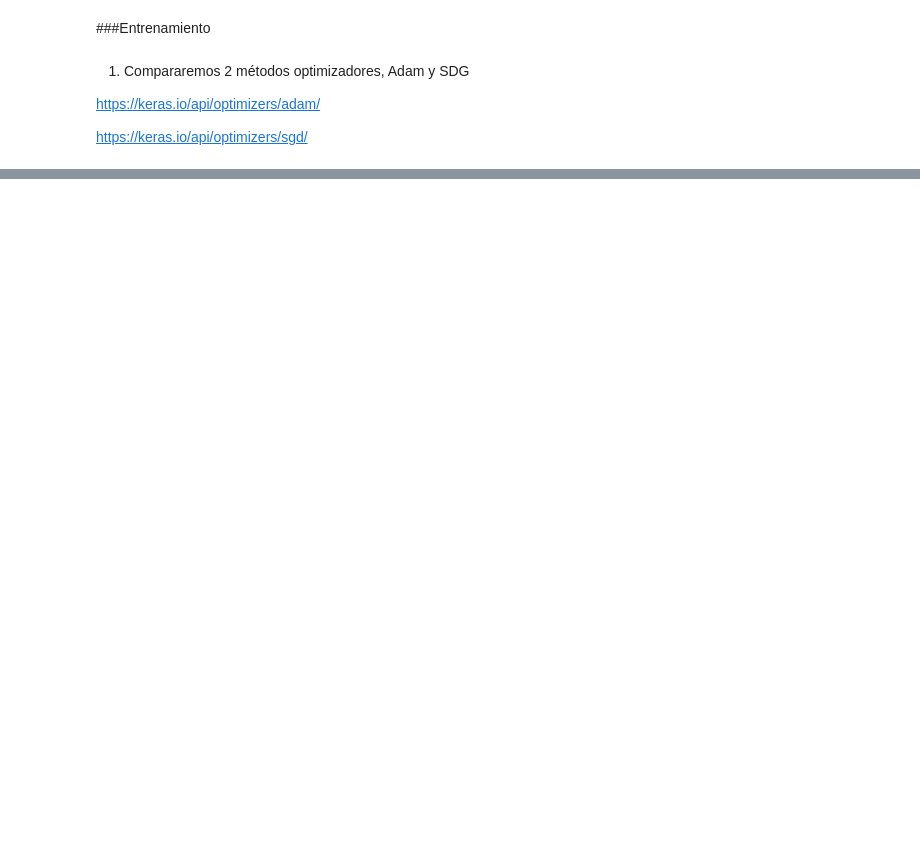
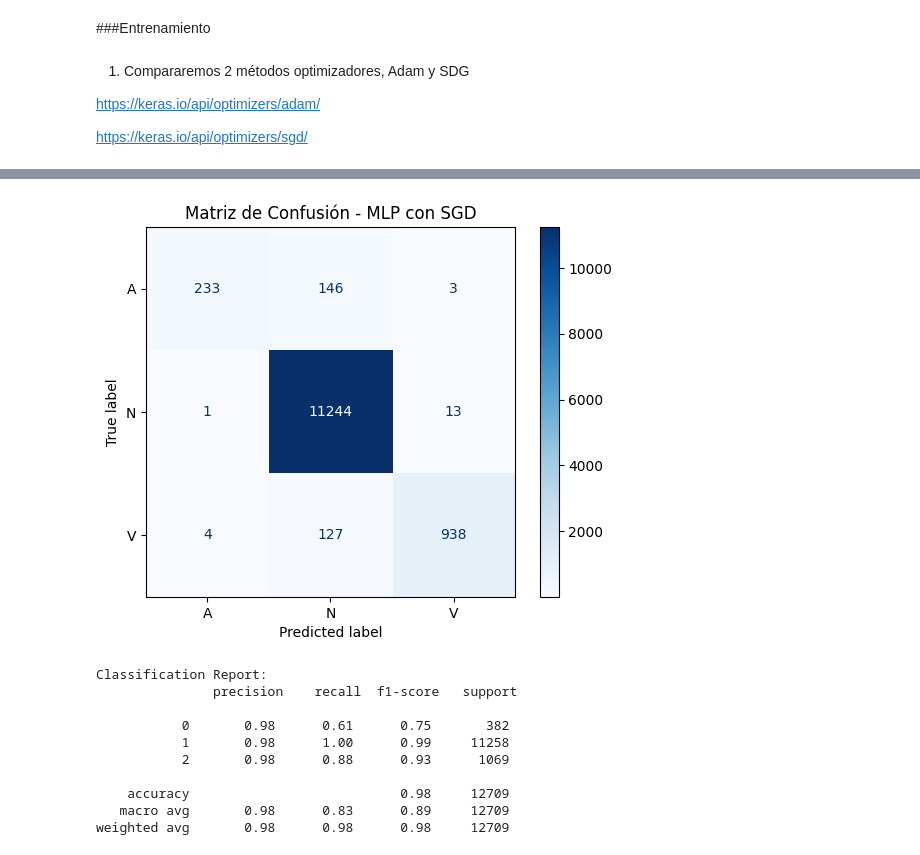
Before and after one commit to analiacuracaram/UGR_DeepLearning, a Jupyter notebook: Trabajo_Practico_N1_Aprendizaje_Profundo.ipynb, the cells around one changed output, grey strips where cells are left out. Saved outputs shown, nothing was run; the diff lists cells and outputs as text; code cells hidden in the pictures; blank space fills up the shorter version.

```diff
--- a/Trabajo_Practico_N1_Aprendizaje_Profundo.ipynb
+++ b/Trabajo_Practico_N1_Aprendizaje_Profundo.ipynb
@@ -69,31 +80,3 @@ import pandas as pd
-# %%
-data = []
-clases = ['N', 'V', 'A'] #definimos las clases de interés. "Atrial premature beat=A" es un tipo de latido supraventricular y coincide con las siglas de la consigna
-
-lista_registros = wfdb.get_record_list('mitdb') #Obtenemos la lista de registros
-
-for nombre_registros in lista_registros: #Recorremos los registros
-    annotation = wfdb.rdann(nombre_registros, 'atr', pn_dir='mitdb') #Cargamos las anotaciones
-
-    record = wfdb.rdrecord(nombre_registros, pn_dir='mitdb') #Cargamos señal completa, con sus dos canales (nombre del registro y directorio)
-    signal = record.p_signal[:, 0]  ##xtraemos el canal 0 que es el principal para manejarlo como un vector (no como una matriz registro/canal)
-
-    for index, label in zip(annotation.sample, annotation.symbol): #Sample son los indices de cada anotación de latido, symbol son las etiquetas. Zip combina ambos valores
-        if label in clases: #Filtramos las clases de interés para no recorrer todo
-            window_size = 200 #Longitud de ventana razonable https://www.sciencedirect.com/science/article/abs/pii/S1746809413000062
-            if index - window_size//2 >= 0 and index + window_size//2 <= len(signal): #Verificamos que el indice de la muestra este dentro de la ventana
-                beat = signal[index - window_size//2 : index + window_size//2]
-                data.append({
-                    'record': nombre_registros,
-                    'sample': index,
-                    'label': label,
-                    'signal': beat
-                })
-
-df = pd.DataFrame(data)
-
-print(f"DataFrame construido con {len(df)} latidos.")
-df.head()
 # %% [markdown]
 #Paso 2 - Preprocesamiento
 # %% [markdown]
@@ -280,0 +425,15 @@ print(f"Tiempo de entrenamiento con Adam: {tiempo_sdg:.2f} segundos")
+# %%
+# Obtener predicciones del modelo (clase con mayor probabilidad)
+y_pred_probs = model_sgd.predict(X_test)
+y_pred = np.argmax(y_pred_probs, axis=1)
+
+# Calcular la matriz de confusión
+matriz = confusion_matrix(y_test, y_pred)
+
+# Mostrar la matriz gráficamente
+disp = ConfusionMatrixDisplay(confusion_matrix=matriz, display_labels=['A', 'N', 'V'])
+disp.plot(cmap=plt.cm.Blues)
+plt.title("Matriz de Confusión - MLP con SGD")
+plt.show()
+print("Classification Report:\n", classification_report(y_test, y_pred))
+# %% [output]
@@ -280,0 +441,11 @@ print(f"Tiempo de entrenamiento con Adam: {tiempo_sdg:.2f} segundos")
+[figure, added]
+Classification Report:
+               precision    recall  f1-score   support
+
+           0       0.98      0.61      0.75       382
+           1       0.98      1.00      0.99     11258
+           2       0.98      0.88      0.93      1069
+
+    accuracy                           0.98     12709
+   macro avg       0.98      0.83      0.89     12709
+weighted avg       0.98      0.98      0.98     12709
```
Also changed, not shown: parts of 47 cells of this notebook.
